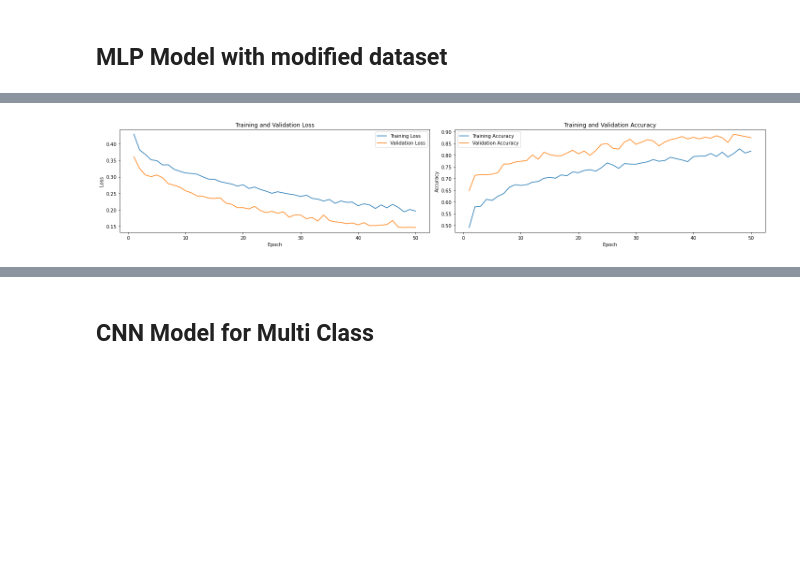
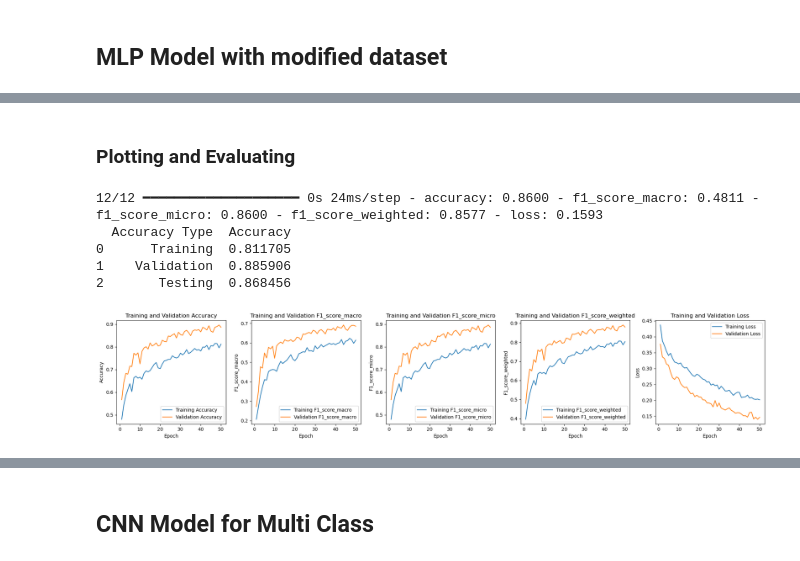
Before and after one commit to lettucend/CML_assignment2, a Jupyter notebook: A2/shapes.ipynb, the cells around one changed output, grey strips where cells are left out. Cells and saved outputs as stored; diff of their text form; code cells hidden in the pictures; blank space fills up the shorter version.

Commit message:
changed accuracy to macro avg f1 scores for all

```diff
--- a/A2/shapes.ipynb
+++ b/A2/shapes.ipynb
@@ -347,0 +396,9 @@ baseline_categorical.compile(loss='categorical_crossentropy',
+# %%
+baseline_categorical.compile(loss='categorical_crossentropy',
+                        optimizer=tf.keras.optimizers.Adam(),
+                        metrics=[
+        'accuracy',
+        tf.keras.metrics.F1Score(average='macro', name='f1_score_macro'), #Get F1 Score by tensorflow API
+        tf.keras.metrics.F1Score(average='micro', name='f1_score_micro'),
+        tf.keras.metrics.F1Score(average='weighted', name='f1_score_weighted')
+    ])
@@ -348,9 +407,11 @@ baseline_categorical.compile(loss='categorical_crossentropy',
 # %%
 epochs = 50
+macro_f1_callback = MacroF1Callback(val_generator)
 history_baseline_categorical = baseline_categorical.fit(
     train_generator,
     validation_data=val_generator,
-    epochs=epochs
+    epochs=epochs,
+
 )
 # %% [output]
 Epoch 1/50
@@ -542,4 +651,9 @@ baseline_categorical = tf.keras.models.Sequential([
 # %%
 baseline_categorical.compile(loss='binary_crossentropy',
                         optimizer=tf.keras.optimizers.Adam(),
-                        metrics=['accuracy'])
+                        metrics=[
+        'accuracy',
+        tf.keras.metrics.F1Score(average='macro', name='f1_score_macro'),
+        tf.keras.metrics.F1Score(average='micro', name='f1_score_micro'),
+        tf.keras.metrics.F1Score(average='weighted', name='f1_score_weighted')
+    ])
@@ -571,22 +687,58 @@ Epoch 50/50
+# %% [markdown]
+### Plotting and Evaluating
 # %%
+import pandas as pd
 import matplotlib.pyplot as plt
 
+# Evaluate the model on the test data
+test_loss, test_accuracy, _, _, _ = baseline_categorical.evaluate(test_generator)
+
+# Get training and validation accuracy from the history object
+train_accuracy = history_baseline_categorical.history['accuracy'][-1]
+val_accuracy = history_baseline_categorical.history['val_accuracy'][-1]
+
+# Create data dictionary
+data = {
+    'Accuracy Type': ['Training', 'Validation', 'Testing'],
+    'Accuracy': [train_accuracy, val_accuracy, test_accuracy]
+}
+
+# Create DataFrame
+df = pd.DataFrame(data)
+
+# Display DataFrame
+print(df)
+
 def plot_training_history(history):
-    epochs_range = range(1, len(history.history['accuracy']) + 1)
-    metrics = [key for key in history.history.keys() if not key.startswith("val_")]
-    _, axes = plt.subplots(1, len(metrics), figsize=(20, 4))
+    """
+    Plot training and validation metrics based on the History object from a Keras model.
+
+    Parameters:
+    - history: History object returned from the fit method.
+    """
+    epochs_range = range(1, len(history.history['accuracy']) + 1)  # Assuming there's at least the 'accuracy' metric
+    metrics = [key for key in history.history.keys() if not key.startswith("val_")]  # Retrieve all non-validation metrics
+    _, axes = plt.subplots(1, len(metrics), figsize=(20, 4))  # Dynamically adjust the number of subplots based on the number of metrics
 
     for idx, metric in enumerate(metrics):
+        # Plot the training and validation curve for each metric in each subplot
         axes[idx].plot(epochs_range, history.history[metric], label=f'Training {metric.capitalize()}')
         axes[idx].plot(epochs_range, history.history[f"val_{metric}"], label=f'Validation {metric.capitalize()}')
         axes[idx].legend()
         axes[idx].set_title(f'Training and Validation {metric.capitalize()}')
         axes[idx].set_xlabel('Epoch')
         axes[idx].set_ylabel(metric.capitalize())
 
     plt.tight_layout()
     plt.show()
 
+# Assuming history_baseline_categorical is the training history object of your MLP model
+# Call the function to plot
 plot_training_history(history_baseline_categorical)
 # %% [output]
+12/12 ━━━━━━━━━━━━━━━━━━━━ 0s 24ms/step - accuracy: 0.8600 - f1_score_macro: 0.4811 - f1_score_micro: 0.8600 - f1_score_weighted: 0.8577 - loss: 0.1593
+  Accuracy Type  Accuracy
+0      Training  0.811705
+1    Validation  0.885906
+2       Testing  0.868456
-[figure, old version]
+[figure, new version]
```
Also changed, not shown: parts of 51 cells of this notebook.
